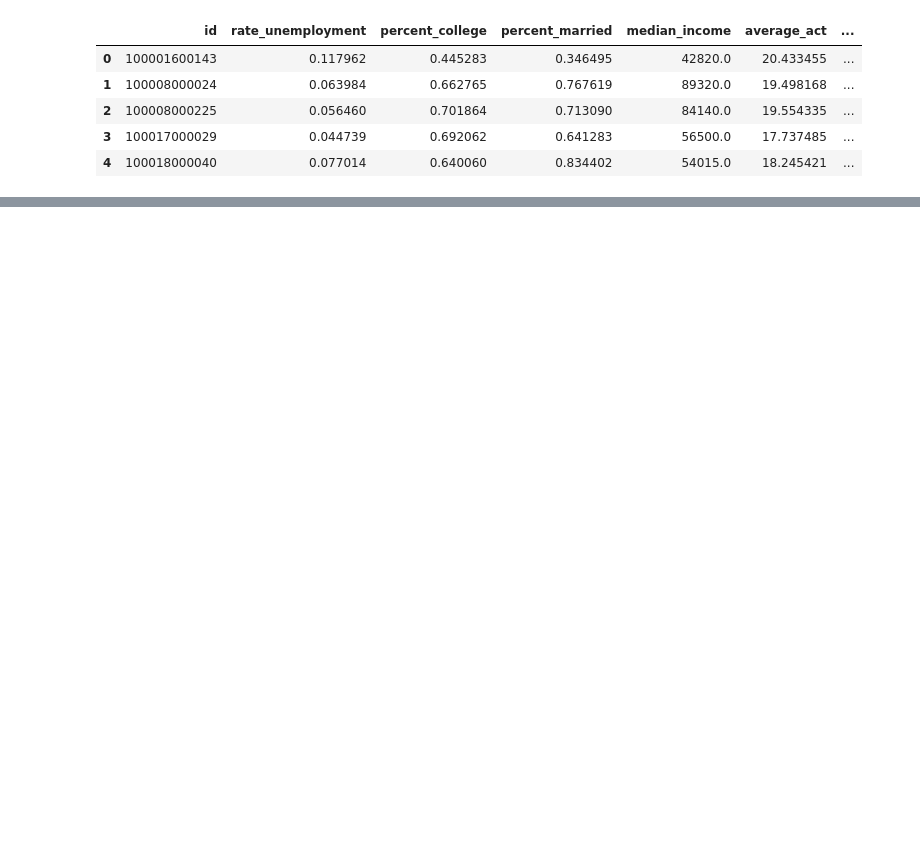
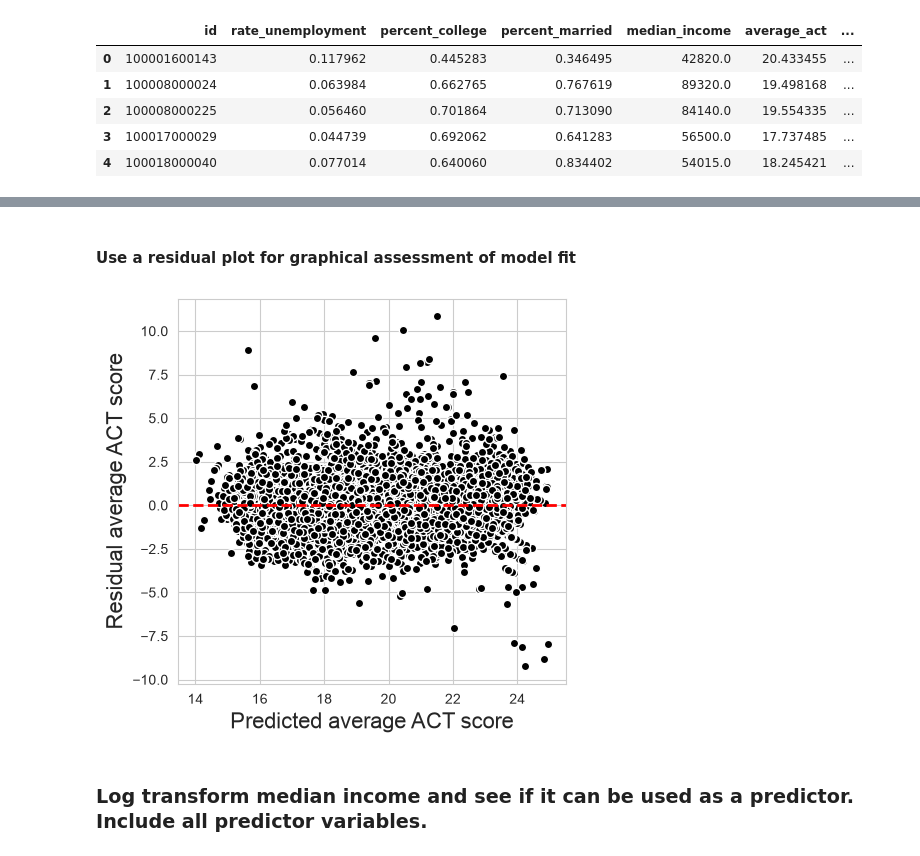
Before and after one commit to mattejoey/education, a Jupyter notebook: code/Education_Project.ipynb, the cells around one changed output, grey strips where cells are left out. Saved outputs shown, nothing was run; the diff lists cells and outputs as text; code cells hidden in the pictures; blank space fills up the shorter version.

```diff
--- a/code/Education_Project.ipynb
+++ b/code/Education_Project.ipynb
@@ -515,0 +588,3 @@ df.head()
+# %%
+model_reduced = smf.ols(formula='average_act ~ rate_unemployment + percent_college + percent_lunch + C(state)',
+                data=df).fit()
@@ -515,0 +611,18 @@ df.head()
+# %% [markdown]
+#### Use a residual plot for graphical assessment of model fit
+# %%
+y_hat = model_reduced.predict()
+# %%
+plt.figure(figsize=(5,5))
+
+plt.plot(y_hat, model_reduced.resid, 'ko', mec='w')
+plt.axhline(0, color='r', linestyle='dashed', lw=2)
+
+plt.xlabel('Predicted average ACT score', fontsize=16)
+plt.ylabel('Residual average ACT score', fontsize=16)
+
+plt.show()
+# %% [output]
+[figure, added]
+# %% [markdown]
+### Log transform median income and see if it can be used as a predictor. Include all predictor variables.
```
Also changed, not shown: parts of 75 cells of this notebook, 3 other files.
